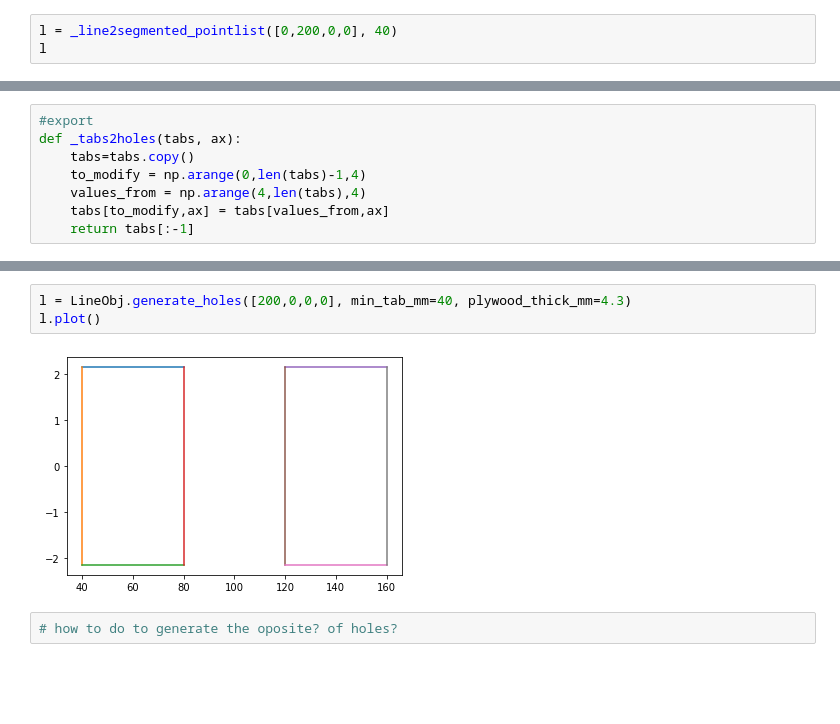
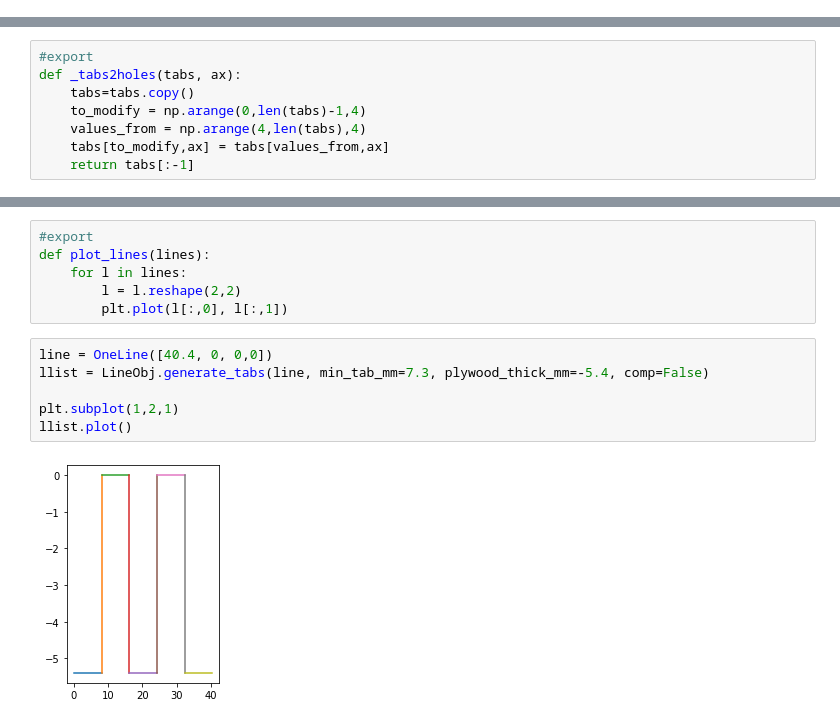
Before and after one commit to dangraf/box_generator, a Jupyter notebook: 00_boxprimitives.ipynb, the cells around one changed output, grey strips where cells are left out. Cells and saved outputs as stored; diff of their text form; blank space fills up the shorter version.

```diff
--- a/00_boxprimitives.ipynb
+++ b/00_boxprimitives.ipynb
@@ -170,5 +164,2 @@ def _segments_to_tabs(segments, ax, thickness):
 
     return lines
-# %%
-l = _line2segmented_pointlist([0,200,0,0], 40)
-l
@@ -334,7 +284,14 @@ l.plot()
-# %%
-l = LineObj.generate_holes([200,0,0,0], min_tab_mm=40, plywood_thick_mm=4.3)
-l.plot()
-# %% [output]
-[figure, removed]
-# %%
-# how to do to generate the oposite? of holes?
+# %%
+#export
+def plot_lines(lines):
+    for l in lines:
+        l = l.reshape(2,2)
+        plt.plot(l[:,0], l[:,1])
+# %%
+line = OneLine([40.4, 0, 0,0])
+llist = LineObj.generate_tabs(line, min_tab_mm=7.3, plywood_thick_mm=-5.4, comp=False)
+
+plt.subplot(1,2,1)
+llist.plot()
+# %% [output]
+[figure, added]
```
Also changed, not shown: parts of 23 cells of this notebook, 7 other files.
